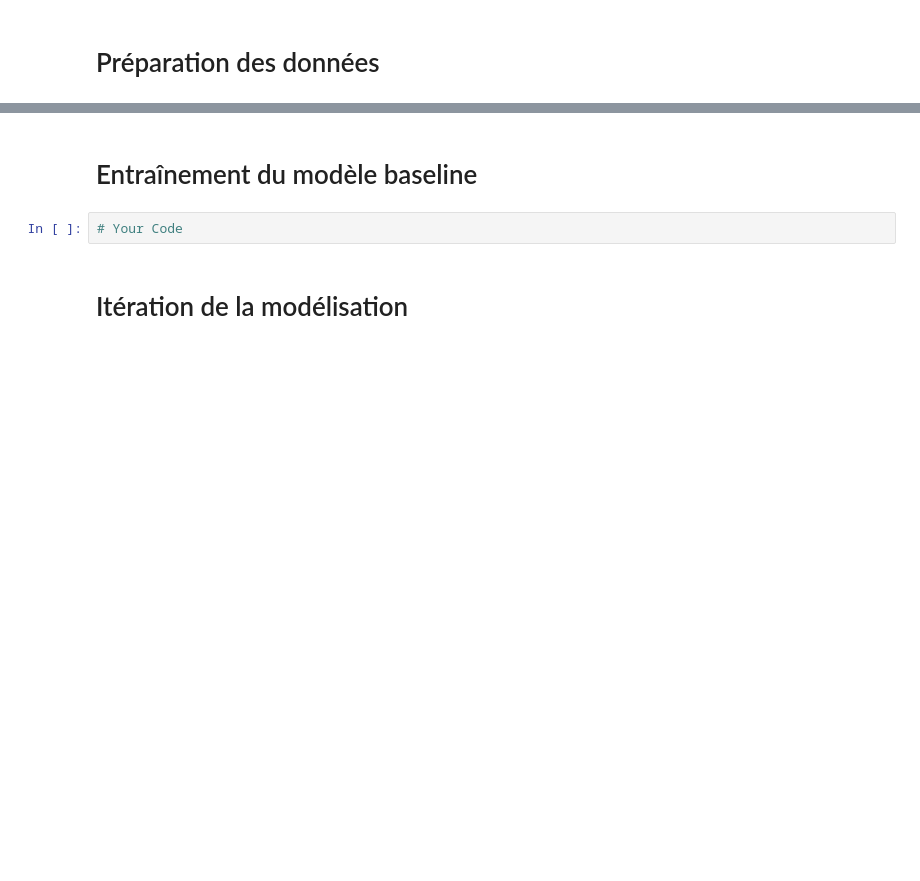
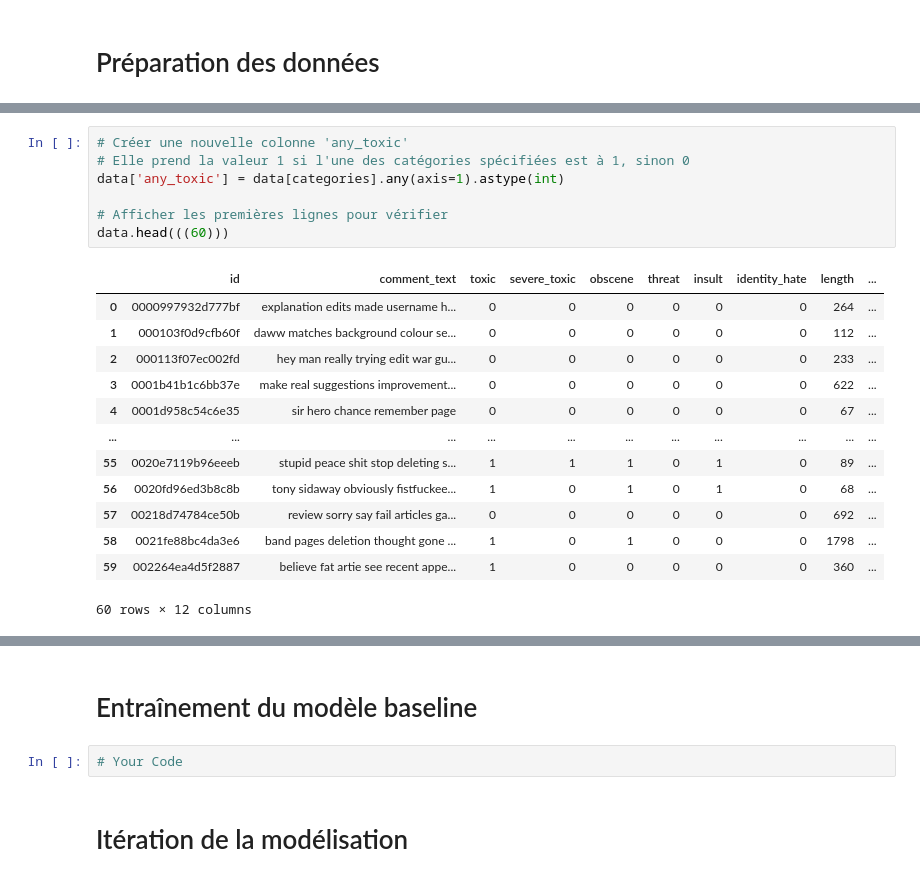
Before and after one commit to Rawliine/NLP-Project, a Jupyter notebook: Classification_commentaires_toxiques(1).ipynb, the cells around one changed output, grey strips where cells are left out. Drawn from its saved outputs; the diff is of its cells as text; blank space fills up the shorter version.

```diff
--- a/Classification_commentaires_toxiques(1).ipynb
+++ b/Classification_commentaires_toxiques(1).ipynb
@@ -96,0 +647,21 @@ plt.show()
+# %%
+# Créer une nouvelle colonne 'any_toxic'
+# Elle prend la valeur 1 si l'une des catégories spécifiées est à 1, sinon 0
+data['any_toxic'] = data[categories].any(axis=1).astype(int)
+
+# Afficher les premières lignes pour vérifier
+data.head(((60)))
+# %% [output]
+|  | id | comment_text | toxic | severe_toxic | obscene | threat | insult | identity_hate | length | ... |
+| 0 | 0000997932d777bf | explanation edits made username h... | 0 | 0 | 0 | 0 | 0 | 0 | 264 | ... |
+| 1 | 000103f0d9cfb60f | daww matches background colour se... | 0 | 0 | 0 | 0 | 0 | 0 | 112 | ... |
+| 2 | 000113f07ec002fd | hey man really trying edit war gu... | 0 | 0 | 0 | 0 | 0 | 0 | 233 | ... |
+| 3 | 0001b41b1c6bb37e | make real suggestions improvement... | 0 | 0 | 0 | 0 | 0 | 0 | 622 | ... |
+| 4 | 0001d958c54c6e35 | sir hero chance remember page | 0 | 0 | 0 | 0 | 0 | 0 | 67 | ... |
+| ... | ... | ... | ... | ... | ... | ... | ... | ... | ... | ... |
+| 55 | 0020e7119b96eeeb | stupid peace shit stop deleting s... | 1 | 1 | 1 | 0 | 1 | 0 | 89 | ... |
+| 56 | 0020fd96ed3b8c8b | tony sidaway obviously fistfuckee... | 1 | 0 | 1 | 0 | 1 | 0 | 68 | ... |
+| 57 | 00218d74784ce50b | review sorry say fail articles ga... | 0 | 0 | 0 | 0 | 0 | 0 | 692 | ... |
+| 58 | 0021fe88bc4da3e6 | band pages deletion thought gone ... | 1 | 0 | 1 | 0 | 0 | 0 | 1798 | ... |
+| 59 | 002264ea4d5f2887 | believe fat artie see recent appe... | 1 | 0 | 0 | 0 | 0 | 0 | 360 | ... |
+60 rows × 12 columns
```
Also changed, not shown: parts of 12 cells of this notebook.
